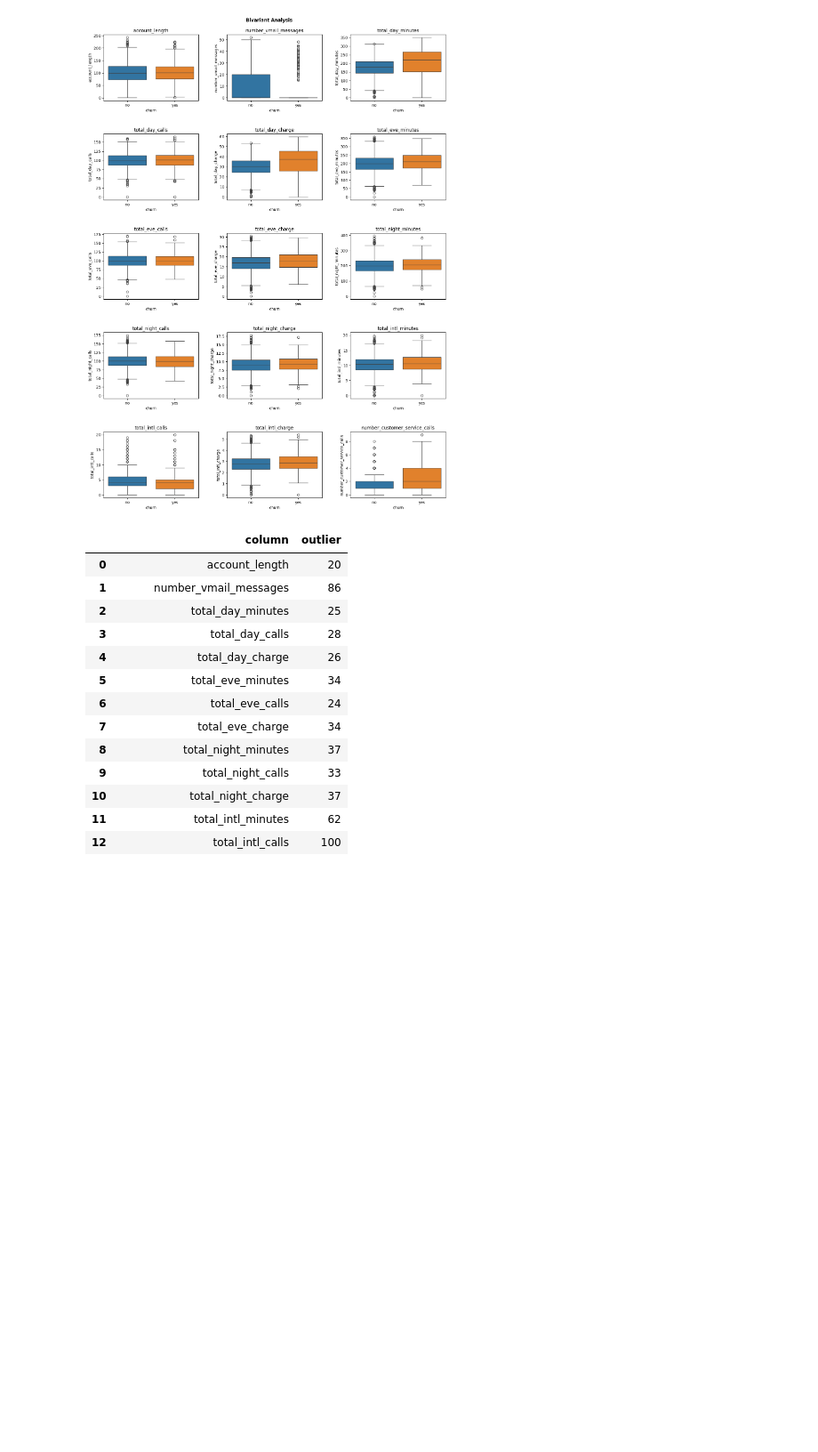
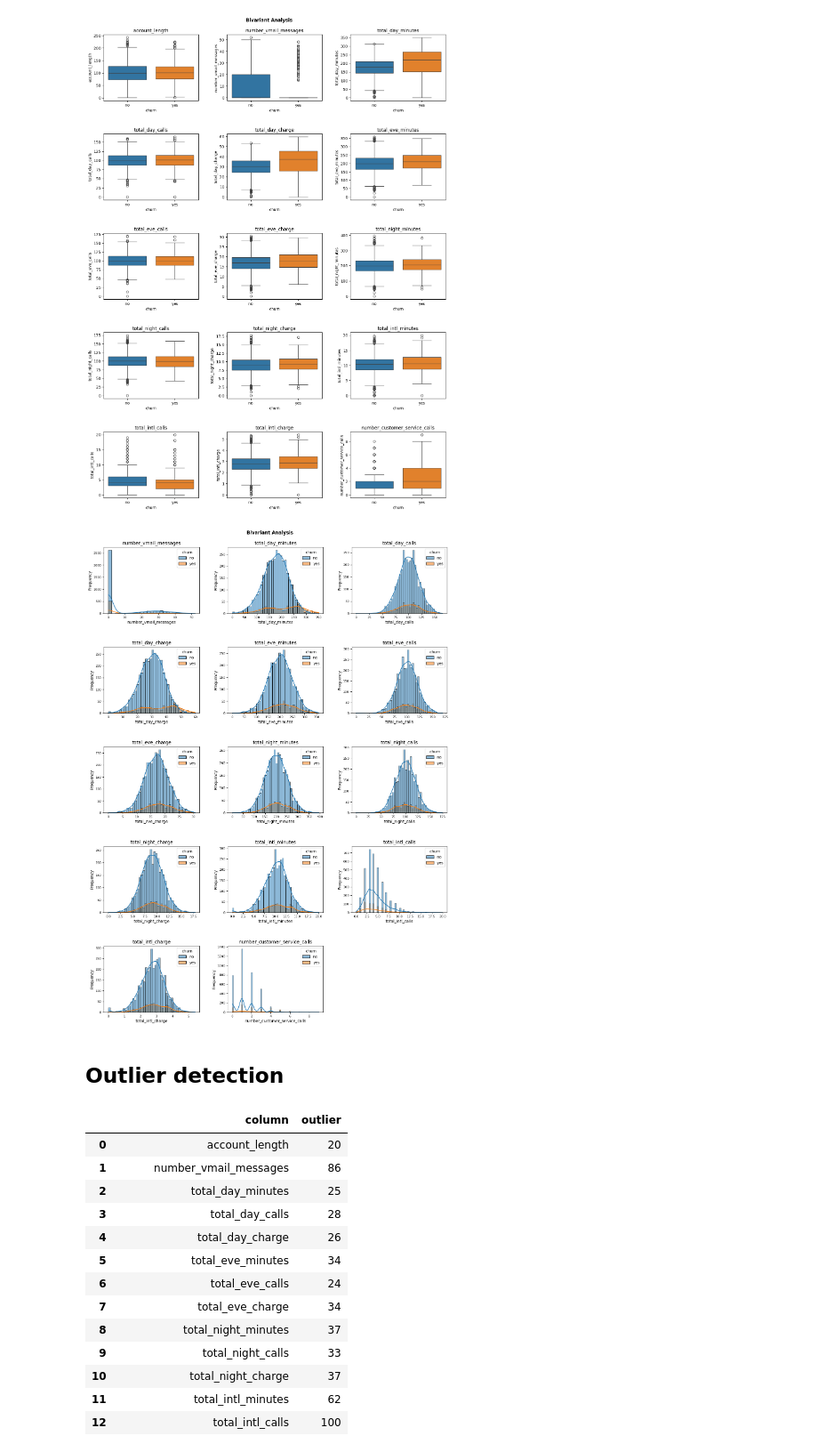
Before and after one commit to Gifted-Dev/customerChurn_prediction, a Jupyter notebook: notebooks/EDA.ipynb, the cells around one changed output. Shown at 89% size. Cells and saved outputs as stored; diff of their text form; code cells hidden in the pictures; blank space fills up the shorter version.

```diff
--- a/notebooks/EDA.ipynb
+++ b/notebooks/EDA.ipynb
@@ -257,6 +266,24 @@ for i, col in enumerate(df_num.columns):
     a.set_title(col)
 # %% [output]
 [figure]
+# %%
+# plotting histogram for numerical columns
+fig = plt.figure(figsize=(16, 20))
+fig.suptitle('Bivariant Analysis', fontweight='bold')
+fig.subplots_adjust(top=0.95)
+fig.subplots_adjust(hspace=0.5, wspace=0.3)
+
+for i, col in enumerate(df_num.columns[1:]):
+    a = fig.add_subplot(len(num_cols) // 3, 3, i + 1)
+    a = sns.histplot(data=df, x=col, hue='churn', kde=True, ax=a)
+    a.set_title(col)
+    a.set_xlabel(col)
+    a.set_ylabel('Frequency')
+    a.tick_params(axis='both', labelsize=8)
+# %% [output]
+[figure, added]
+# %% [markdown]
+## Outlier detection
 # %%
 # creating a function to count outliers
 
```
Also changed, not shown: parts of 14 cells of this notebook.
